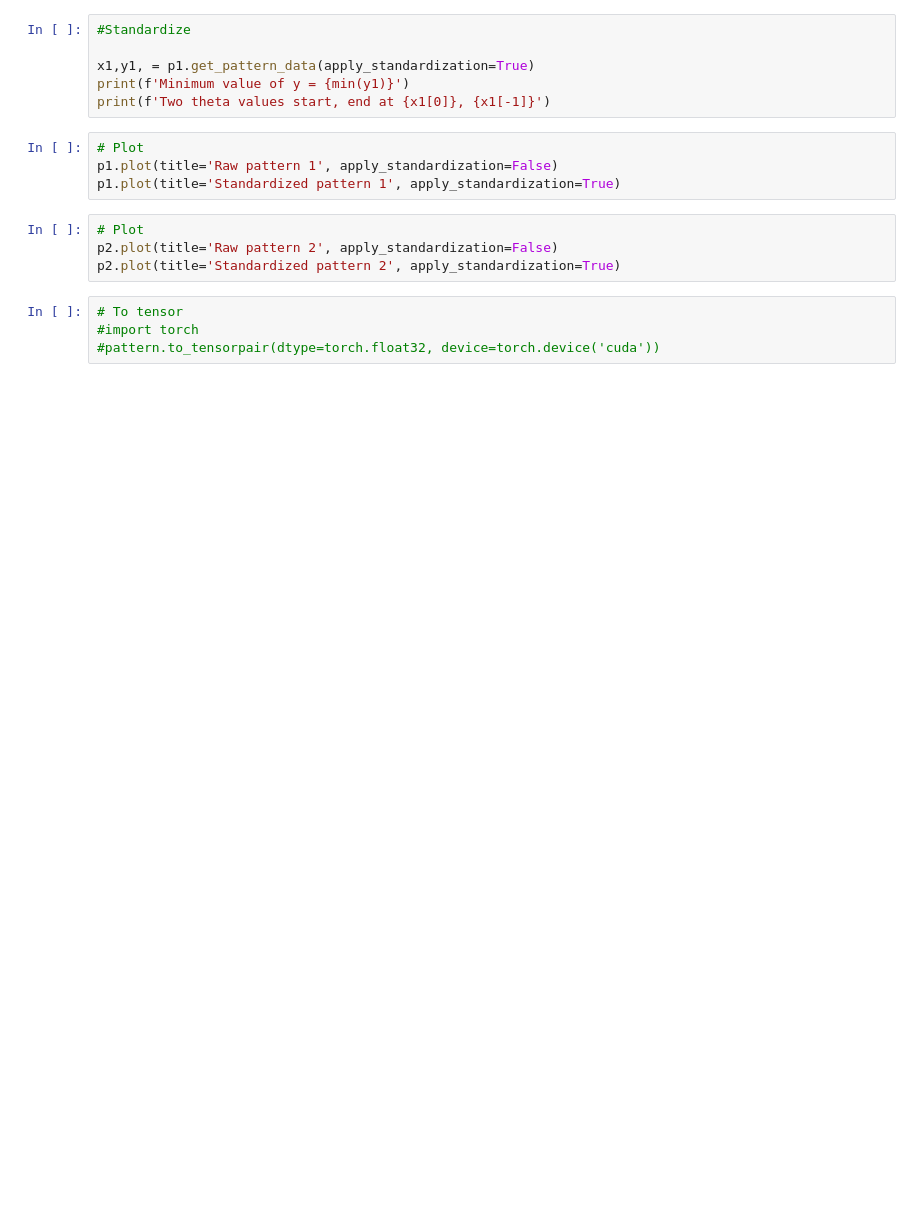
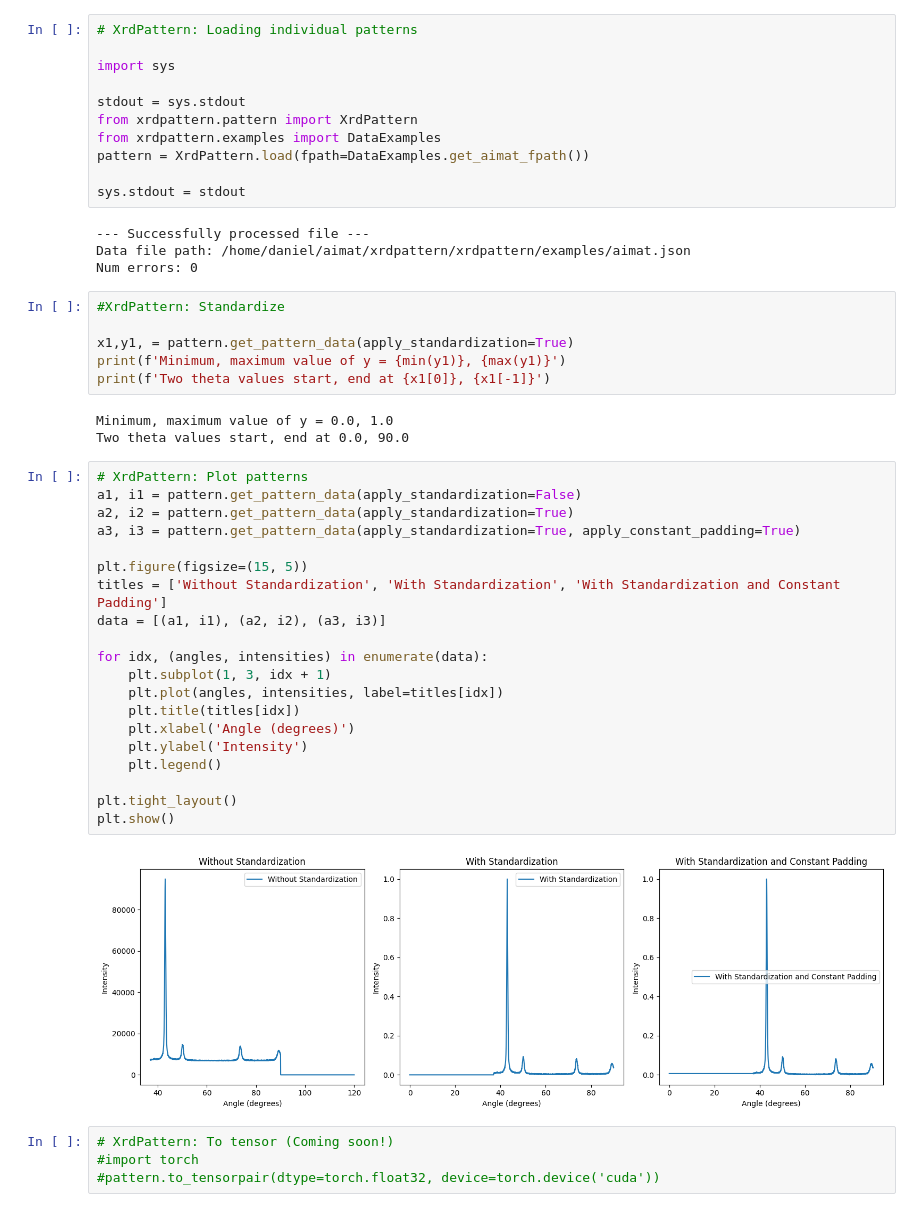
Before and after one commit to aimat-lab/opXRD, a Jupyter notebook: opxrd/usage.ipynb, the cells around one changed output. Cells and saved outputs as stored; diff of their text form; blank space fills up the shorter version.

```diff
--- a/opxrd/usage.ipynb
+++ b/opxrd/usage.ipynb
@@ -42,18 +53,50 @@ opxrd.plot_quantity(attrs=attrs, save_fpath='/tmp/quantities_hist.png')
+# %%
+# XrdPattern: Loading individual patterns
+
+import sys
+
+stdout = sys.stdout
+from xrdpattern.pattern import XrdPattern
+from xrdpattern.examples import DataExamples
+pattern = XrdPattern.load(fpath=DataExamples.get_aimat_fpath())
+
+sys.stdout = stdout
+# %% [output]
+--- Successfully processed file ---
+Data file path: /home/daniel/aimat/xrdpattern/xrdpattern/examples/aimat.json
+Num errors: 0
 # %%
-#Standardize
+#XrdPattern: Standardize
 
-x1,y1, = p1.get_pattern_data(apply_standardization=True)
-print(f'Minimum value of y = {min(y1)}')
+x1,y1, = pattern.get_pattern_data(apply_standardization=True)
+print(f'Minimum, maximum value of y = {min(y1)}, {max(y1)}')
 print(f'Two theta values start, end at {x1[0]}, {x1[-1]}')
+# %% [output]
+Minimum, maximum value of y = 0.0, 1.0
+Two theta values start, end at 0.0, 90.0
-# %%
-# Plot
-p1.plot(title='Raw pattern 1', apply_standardization=False)
-p1.plot(title='Standardized pattern 1', apply_standardization=True)
-# %%
-# Plot
-p2.plot(title='Raw pattern 2', apply_standardization=False)
-p2.plot(title='Standardized pattern 2', apply_standardization=True)
+# %%
+# XrdPattern: Plot patterns
+a1, i1 = pattern.get_pattern_data(apply_standardization=False)
+a2, i2 = pattern.get_pattern_data(apply_standardization=True)
+a3, i3 = pattern.get_pattern_data(apply_standardization=True, apply_constant_padding=True)
+
+plt.figure(figsize=(15, 5))
+titles = ['Without Standardization', 'With Standardization', 'With Standardization and Constant Padding']
+data = [(a1, i1), (a2, i2), (a3, i3)]
+
+for idx, (angles, intensities) in enumerate(data):
+    plt.subplot(1, 3, idx + 1)
+    plt.plot(angles, intensities, label=titles[idx])
+    plt.title(titles[idx])
+    plt.xlabel('Angle (degrees)')
+    plt.ylabel('Intensity')
+    plt.legend()
+
+plt.tight_layout()
+plt.show()
+# %% [output]
+[figure, added]
 # %%
-# To tensor
+# XrdPattern: To tensor (Coming soon!)
 #import torch
 #pattern.to_tensorpair(dtype=torch.float32, device=torch.device('cuda'))
```
Also changed, not shown: parts of 6 cells of this notebook.
